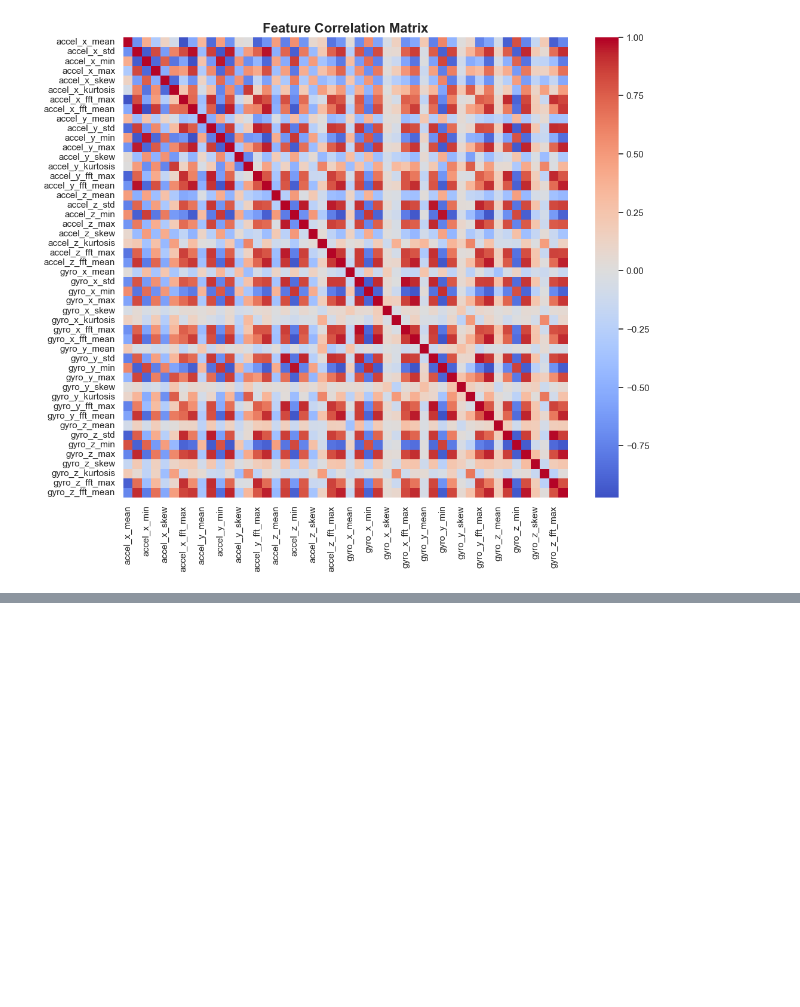
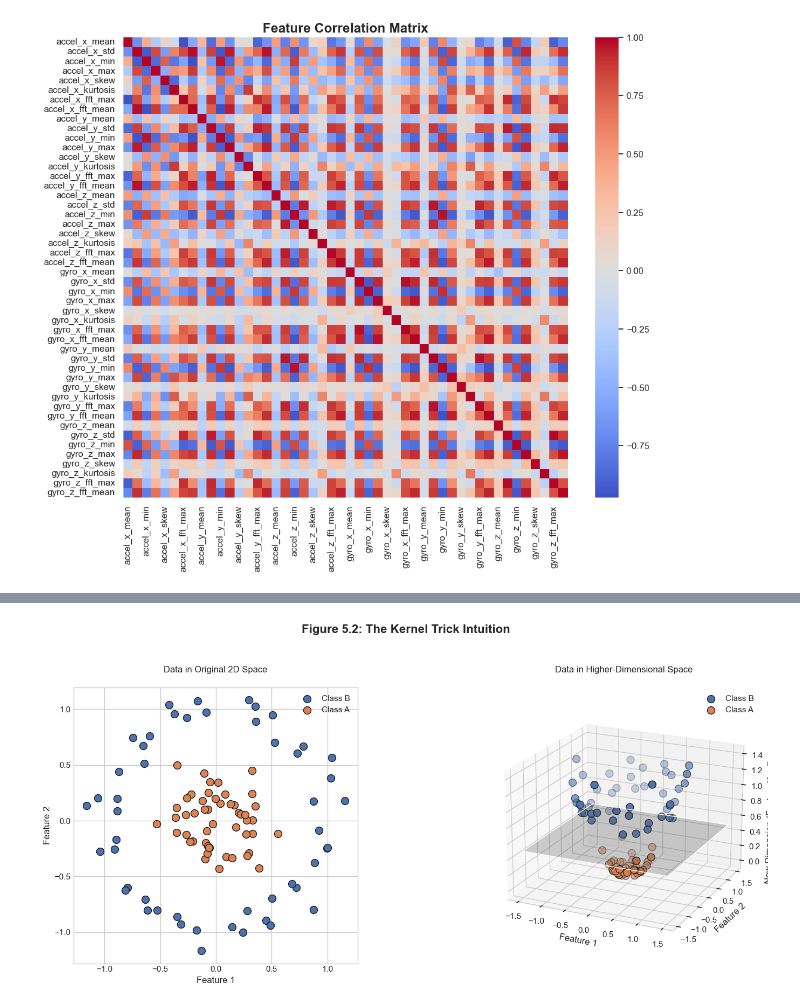
Before and after one commit to CarlKho-Minerva/v3pls, a Jupyter notebook: carl-appendix.ipynb, the cells around one changed output, grey strips where cells are left out. Saved outputs shown, nothing was run; the diff lists cells and outputs as text; code cells hidden in the pictures; blank space fills up the shorter version.

```diff
--- a/carl-appendix.ipynb
+++ b/carl-appendix.ipynb
@@ -282,0 +559,67 @@ plt.show()
+# %%
+import numpy as np
+import matplotlib.pyplot as plt
+from sklearn.datasets import make_circles
+
+# --- Generate non-linearly separable data ---
+X, y = make_circles(n_samples=100, factor=0.3, noise=0.1, random_state=42)
+X_class0 = X[y == 0]
+X_class1 = X[y == 1]
+
+# --- Create the "Kernel Trick" transformation ---
+# The new dimension is z = x^2 + y^2
+Z_class0 = X_class0[:, 0] ** 2 + X_class0[:, 1] ** 2
+Z_class1 = X_class1[:, 0] ** 2 + X_class1[:, 1] ** 2
+
+# --- Plotting ---
+plt.style.use("seaborn-v0_8-whitegrid")
+fig = plt.figure(figsize=(16, 7))
+fig.suptitle("Figure 5.2: The Kernel Trick Intuition", fontsize=16, fontweight="bold")
+
+# --- Subplot 1: Original 2D Data (Not Linearly Separable) ---
+ax1 = fig.add_subplot(1, 2, 1)
+ax1.scatter(X_class0[:, 0], X_class0[:, 1], c="#4c72b0", s=100, ec="k", label="Class B")
+ax1.scatter(X_class1[:, 0], X_class1[:, 1], c="#dd8452", s=100, ec="k", label="Class A")
+ax1.set_title("Data in Original 2D Space", pad=20)
+ax1.set_xlabel("Feature 1")
+ax1.set_ylabel("Feature 2")
+ax1.legend()
+ax1.set_aspect("equal", adjustable="box")
+
+# --- Subplot 2: Transformed 3D Data (Linearly Separable) ---
+ax2 = fig.add_subplot(1, 2, 2, projection="3d")
+ax2.scatter(
+    X_class0[:, 0],
+    X_class0[:, 1],
+    Z_class0,
+    c="#4c72b0",
+    s=100,
+    ec="k",
+    label="Class B",
+)
+ax2.scatter(
+    X_class1[:, 0],
+    X_class1[:, 1],
+    Z_class1,
+    c="#dd8452",
+    s=100,
+    ec="k",
+    label="Class A",
+)
+
+# Create a separating plane
+xx, yy = np.meshgrid(np.linspace(-1.5, 1.5, 10), np.linspace(-1.5, 1.5, 10))
+zz = np.ones_like(xx) * 0.5  # A flat plane at z = 0.5
+ax2.plot_surface(xx, yy, zz, alpha=0.2, color="k", rstride=100, cstride=100)
+
+ax2.set_title("Data in Higher-Dimensional Space", pad=20)
+ax2.set_xlabel("Feature 1")
+ax2.set_ylabel("Feature 2")
+ax2.set_zlabel("New Dimension (Feature1² + Feature2²)")
+ax2.legend()
+ax2.view_init(elev=20, azim=-65)  # Adjust viewing angle
+
+plt.tight_layout(rect=[0, 0, 1, 0.95])
+plt.show()
+# %% [output]
+[figure, added]
```
Also changed, not shown: parts of 8 cells of this notebook, 3 other files.
